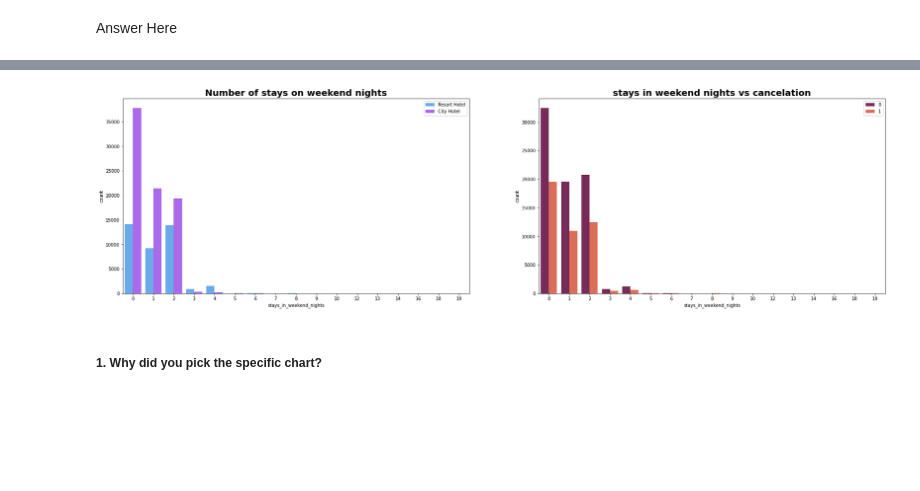
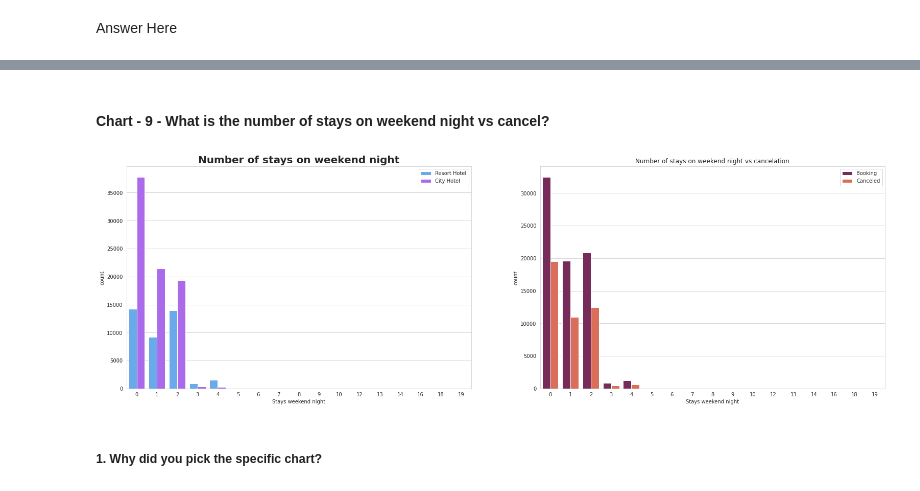
Before and after one commit to ansarshaikh95/EDA-Hotel-booking-analysis, a Jupyter notebook: EDA_Hotel_booking_Analysis.ipynb, the cells around one changed output, grey strips where cells are left out. Cells and saved outputs as stored; diff of their text form; code cells hidden in the pictures; blank space fills up the shorter version.

```diff
--- a/EDA_Hotel_booking_Analysis.ipynb
+++ b/EDA_Hotel_booking_Analysis.ipynb
@@ -910,18 +901,0 @@ df['kids'] = df['children'] + df['babies']
-# %%
-# Creating total_members column
-
-df['total_members'] = df['kids'] + df['adults']
-# %%
-# Total nights per booking
-
-df['total_nights'] = df['stays_in_week_nights'] + df['stays_in_weekend_nights']
-# %%
-# Changing arrival_date_month column to show month number instead of month name
-
-import datetime as dt
-
-df['arrival_date_month'] = df['arrival_date'].dt.month
-# %%
-# Creating family column
-
-df['family'] = np.where(df['kids'] > 0, '1', '0')
@@ -1054,21 +1051,59 @@ plt.tight_layout()
+# %% [markdown]
+#### Chart - 9 - What is the number of stays on weekend night vs cancel?
 # %%
 # Chart - 9 visualization
+# Setting figure size
 plt.figure(figsize=(15, 8))
+
+# Creating supbplot
 plt.subplot(1, 2, 1)
+
+# Plotting countplot for stay in weekend
 sns.countplot(x='stays_in_weekend_nights',hue='hotel', data=df, palette='cool')
+
+# Adding title
 plt.title("Number of stays on weekend nights",fontweight="bold", size=20)
+
+# Setting up legend
 plt.legend(loc='upper right')
 
+# Adding title
+plt.title("Number of stays on weekend night",fontweight="bold", size=20)
 
+#Setting the x-axis label
+plt.xlabel("Stays weekend night")
+
+#Setting the y-axis label
+plt.ylabel("count")
+
+# Creating supbplot
 plt.subplot(1, 2, 2)
+
+# Plotting countplot for stay in weekend vc cancellation
 sns.countplot(data = df, x = 'stays_in_weekend_nights', hue='is_canceled', palette='rocket')
-plt.title('stays in weekend nights vs cancelation',fontweight="bold", size=20)
-plt.subplots_adjust(right=1.7)
-plt.legend(loc='upper right')
 
+# Adding title
+plt.title('stays in weekend nights vs cancelation',fontsize=20)
+
+# Adjusting subplot
+plt.subplots_adjust(right=1.5)
+
+# Setting up legend
+plt.legend(labels=['Booking', 'Canceled'],loc='upper right')
+
+# Adding title
+plt.title("Number of stays on weekend night vs cancelation")
+
+#Setting the x-axis label
+plt.xlabel("Stays weekend night")
+
+#Setting the y-axis label
+plt.ylabel("count")
+
+#Display the plot
 plt.show()
 # %% [output]
-[figure, old version]
+[figure, new version]
 # %% [markdown]
 ##### 1. Why did you pick the specific chart?
 # %% [markdown]
```
Also changed, not shown: parts of 67 cells of this notebook.
